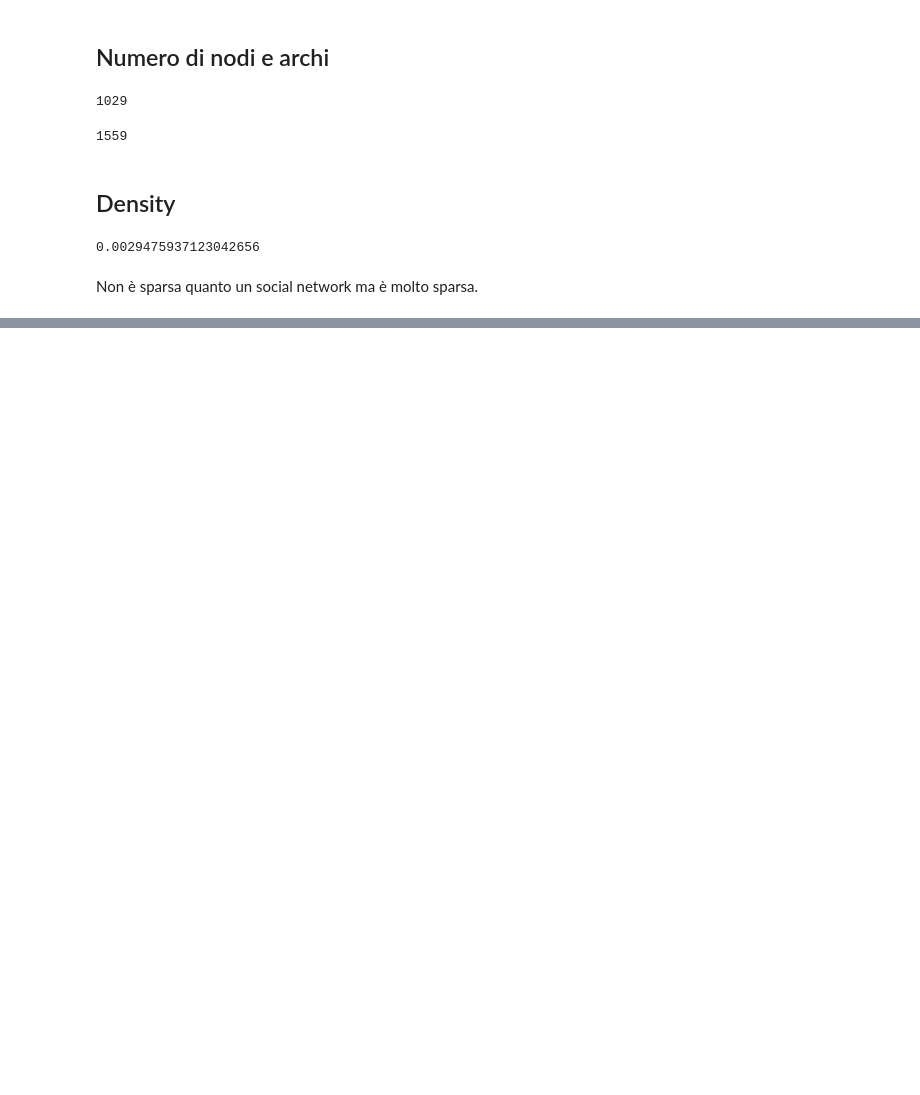
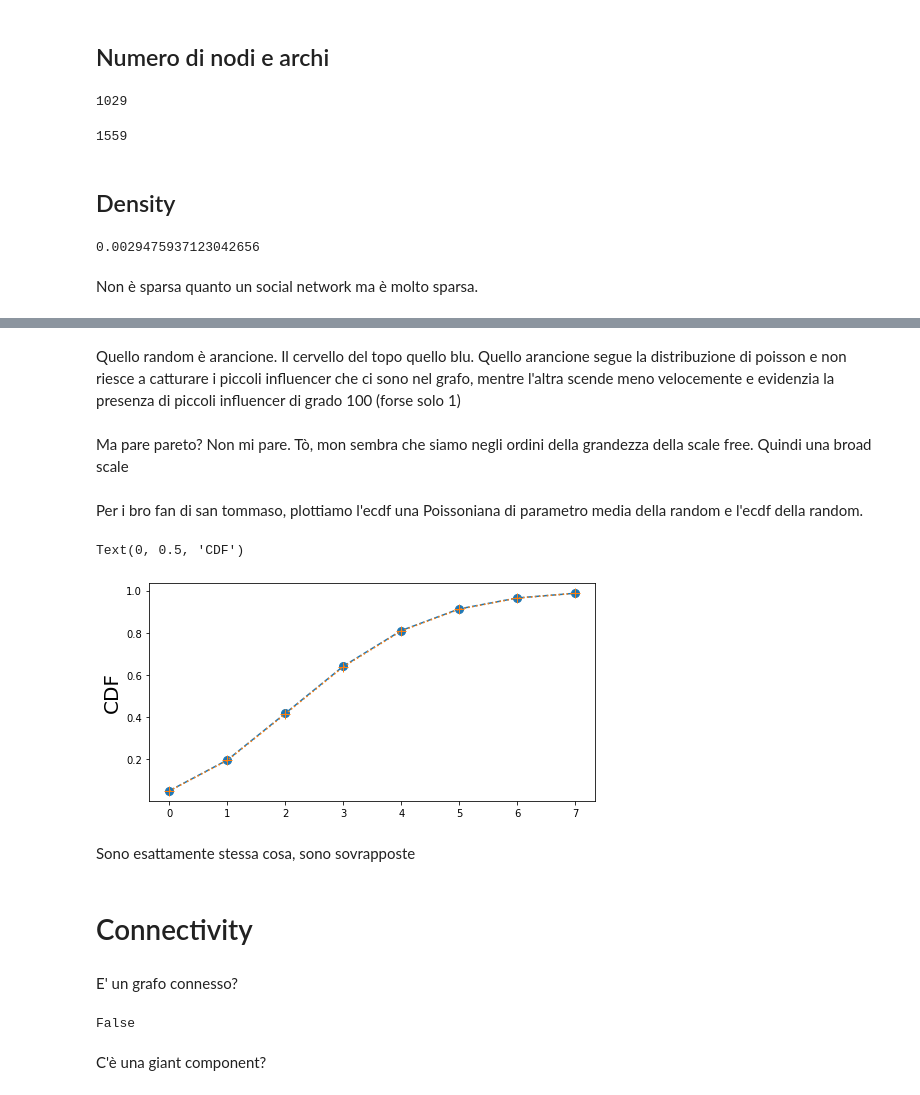
Before and after one commit to mpindaro/brain-network-analysis, a Jupyter notebook: Mouse_Brain_Network.ipynb, the cells around one changed output, grey strips where cells are left out. Cells and saved outputs as stored; diff of their text form; code cells hidden in the pictures; blank space fills up the shorter version.

```diff
--- a/Mouse_Brain_Network.ipynb
+++ b/Mouse_Brain_Network.ipynb
@@ -23,0 +85,40 @@ Non è sparsa quanto un social network ma è molto sparsa.
+# %% [markdown]
+Quello random è arancione. Il cervello del topo quello blu. Quello arancione segue la distribuzione di poisson e non riesce a catturare i piccoli influencer che ci sono nel grafo, mentre l'altra scende meno velocemente e evidenzia la presenza di piccoli influencer di grado 100 (forse solo 1)
+# %% [markdown]
+Ma pare pareto? Non mi pare. Tò, mon sembra che siamo negli ordini della grandezza della scale free. Quindi una broad scale
+# %% [markdown]
+Per i bro fan di san tommaso, plottiamo l'ecdf una Poissoniana di parametro media della random e l'ecdf della random.
+# %%
+mu = np.mean(degrees)
+x = np.arange(poisson.ppf(0.01, mu),poisson.ppf(0.99, mu))
+prob = poisson.cdf(x, mu)
+
+mu_random = np.mean(random_degrees)
+x_random = np.arange(poisson.ppf(0.01, mu_random),poisson.ppf(0.99, mu_random))
+prob_random = poisson.cdf(x_random, mu_random)
+
+#plt.plot((x),(prob), drawstyle =  "steps", color='r', linewidth = 5)
+
+fig_cdf_fb = plt.figure(figsize=(8,4))
+axes = fig_cdf_fb.gca()
+#axes.set_xscale('log')
+#axes.set_yscale('log')
+axes.plot(x,prob,marker='o',ms=8, linestyle='--')
+axes.plot(x_random,prob_random,marker='+',ms=10, linestyle='dotted')
+#axes.set_xlabel('',size=20)
+axes.set_ylabel('CDF', size = 20)
+# %% [output]
+Text(0, 0.5, 'CDF')
+[figure, added]
+# %% [markdown]
+Sono esattamente stessa cosa, sono sovrapposte
+# %% [markdown]
+# Connectivity
+# %% [markdown]
+E' un grafo connesso?
+# %%
+nx.is_connected(brain)
+# %% [output]
+False
+# %% [markdown]
+C'è una giant component?
```
Also changed, not shown: parts of 23 cells of this notebook.
